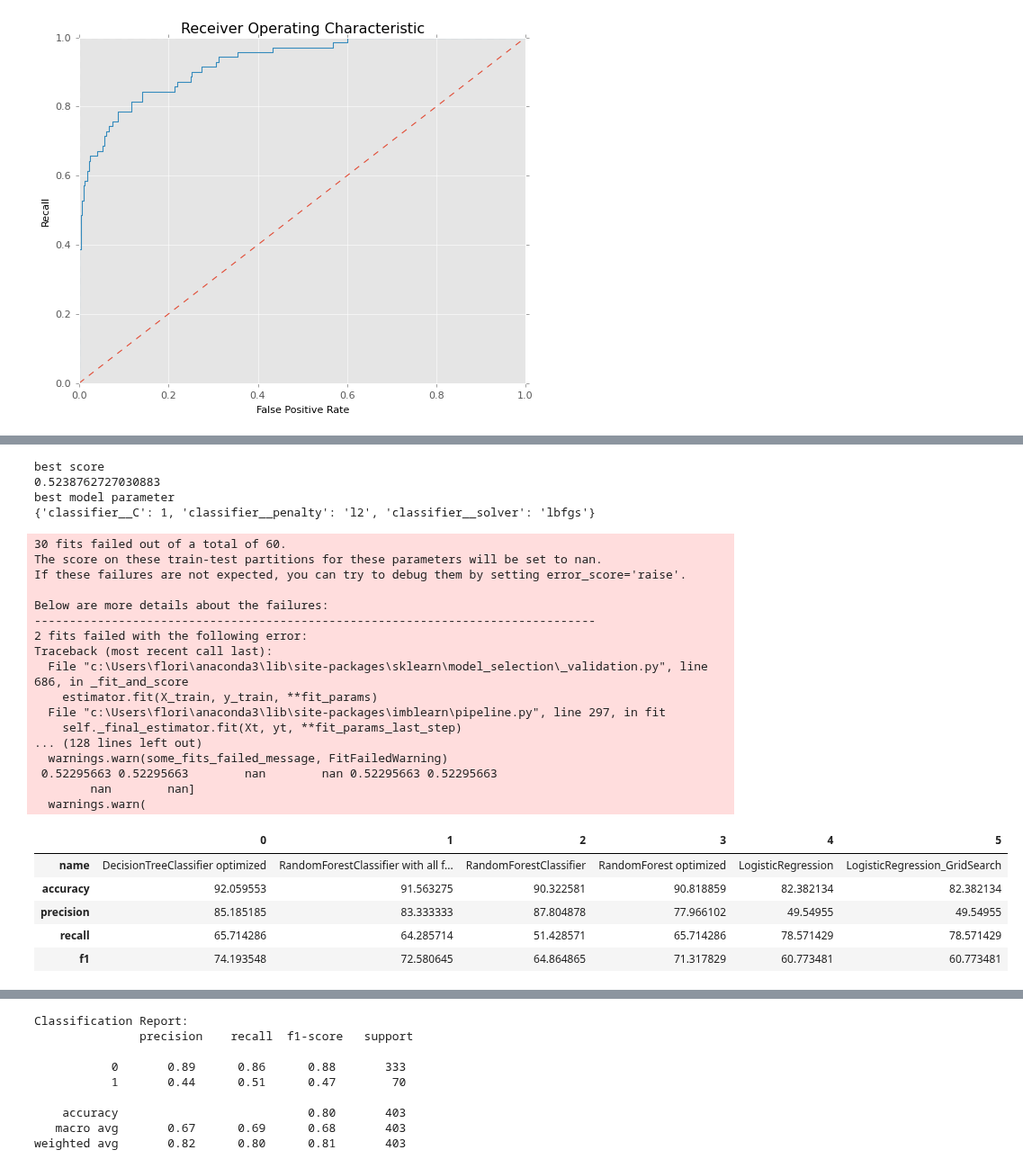
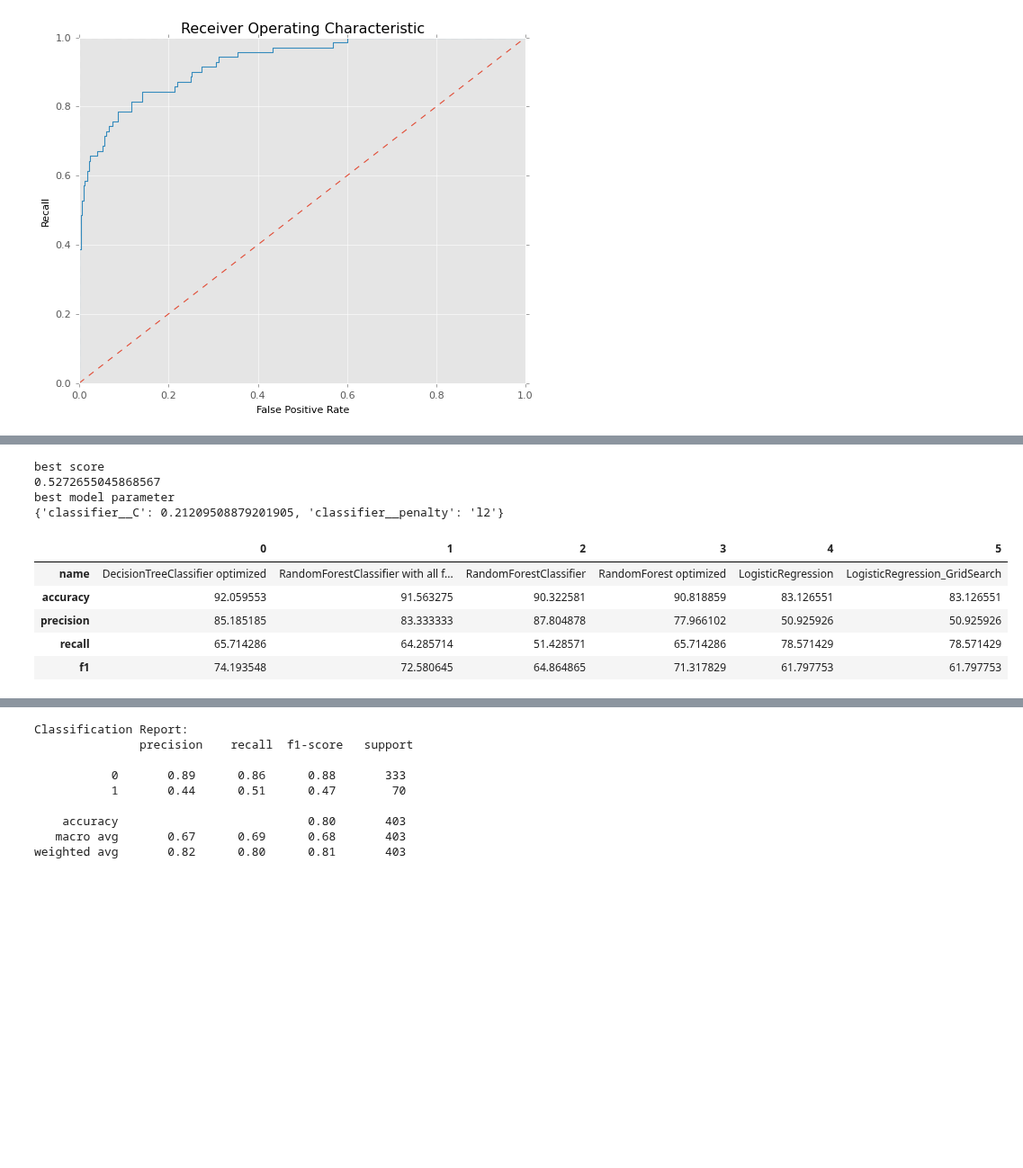
Before and after one commit to Kopy91/seer_breast_cancer, a Jupyter notebook: breast_cancer_ML.ipynb, the cells around one changed output, grey strips where cells are left out. Shown at 90% size. Cells and saved outputs as stored; diff of their text form; code cells hidden in the pictures; blank space fills up the shorter version.

Commit message:
worked on GridSearch for LogisticRegression

```diff
--- a/breast_cancer_ML.ipynb
+++ b/breast_cancer_ML.ipynb
@@ -610,15 +610,17 @@ ax.set_ylabel("Recall");
 [figure]
 # %%
 # Logistic Regression
+
+from sklearn.preprocessing import PolynomialFeatures
 
 # create Pipeline
 pipeline_log = Pipeline([('preprocessing', ColumnTransformer(transformers=[
                     ('encoder', OneHotEncoder(handle_unknown='ignore'), cat_cols),
                      ('ord_transformer', OrdinalEncoder(), ord_cols),
-                     ()
+                     ('poly', PolynomialFeatures(degree=2, include_bias=False), num_cols),
                      ], remainder='passthrough')),
                     ('scaler', StandardScaler()),
-                    ('classifier', LogisticRegression(class_weight='balanced', max_iter=1000, random_state=42))])
+                    ('classifier', LogisticRegression(solver="liblinear", class_weight='balanced', max_iter=1000, random_state=42))])
 
 # fit pipeline on cleaned training set
 pipeline_log.fit(features_train, target_train)
@@ -660,11 +757,10 @@ weighted avg       0.87      0.82      0.84       403
 
 # creat C_values
 import numpy as np
-C_values = [0.01, 0.1, 1, 10, 100]
+C_values = np.geomspace(0.001,1000,50) #[0.01, 0.1, 1, 10, 100]
 
 # creat parameter Grid
-grid_search_log = [{'classifier__penalty':["l2","None"],
-                    'classifier__solver': ['liblinear', 'lbfgs'],
+grid_search_log = [{'classifier__penalty':["l2","l1"],
                     'classifier__C': C_values
                     }]
 
@@ -679,56 +775,39 @@ grid_log = GridSearchCV(estimator=pipeline_log,
 grid_log.fit(features_train, target_train)
 
 # Print the training score of the best model
 print("best score")
 print(grid_log.best_score_)
 
 # Print the model parameters of the best model
 print("best model parameter")
 print(grid_log.best_params_)
 
 # Print the test score of the best model
 #predict
 target_test_pred_log_grid = grid_log.best_estimator_.predict(features_test)
 
 #save
 scores = {'name': "LogisticRegression_GridSearch",
           'accuracy': accuracy_score(target_test, target_test_pred_log_grid) * 100,
           'precision': precision_score(target_test, target_test_pred_log_grid) * 100,
           'recall': recall_score(target_test, target_test_pred_log_grid) * 100,
           'f1': f1_score(target_test, target_test_pred_log_grid) * 100,
          }
 model_results.append(scores)
 
 #show results
 pd.DataFrame(model_results).T
 # %% [output]
 best score
-0.5238762727030883
+0.5272655045868567
 best model parameter
-{'classifier__C': 1, 'classifier__penalty': 'l2', 'classifier__solver': 'lbfgs'}
+{'classifier__C': 0.21209508879201905, 'classifier__penalty': 'l2'}
-30 fits failed out of a total of 60.
-The score on these train-test partitions for these parameters will be set to nan.
-If these failures are not expected, you can try to debug them by setting error_score='raise'.
-
-Below are more details about the failures:
---------------------------------------------------------------------------------
-2 fits failed with the following error:
-Traceback (most recent call last):
-  File "c:\Users\flori\anaconda3\lib\site-packages\sklearn\model_selection\_validation.py", line 686, in _fit_and_score
-    estimator.fit(X_train, y_train, **fit_params)
-  File "c:\Users\flori\anaconda3\lib\site-packages\imblearn\pipeline.py", line 297, in fit
-    self._final_estimator.fit(Xt, yt, **fit_params_last_step)
-... (128 lines left out)
-  warnings.warn(some_fits_failed_message, FitFailedWarning)
- 0.52295663 0.52295663        nan        nan 0.52295663 0.52295663
-        nan        nan]
-  warnings.warn(
 |  | 0 | 1 | 2 | 3 | 4 | 5 |
 | name | DecisionTreeClassifier optimized | RandomForestClassifier with all f... | RandomForestClassifier | RandomForest optimized | LogisticRegression | LogisticRegression_GridSearch |
-| accuracy | 92.059553 | 91.563275 | 90.322581 | 90.818859 | 82.382134 | 82.382134 |
-| precision | 85.185185 | 83.333333 | 87.804878 | 77.966102 | 49.54955 | 49.54955 |
+| accuracy | 92.059553 | 91.563275 | 90.322581 | 90.818859 | 83.126551 | 83.126551 |
+| precision | 85.185185 | 83.333333 | 87.804878 | 77.966102 | 50.925926 | 50.925926 |
 | recall | 65.714286 | 64.285714 | 51.428571 | 65.714286 | 78.571429 | 78.571429 |
-| f1 | 74.193548 | 72.580645 | 64.864865 | 71.317829 | 60.773481 | 60.773481 |
+| f1 | 74.193548 | 72.580645 | 64.864865 | 71.317829 | 61.797753 | 61.797753 |
 # %%
 #Support Vector Machine with Gaussian kernel
 from sklearn.svm import SVC
```
Also changed, not shown: parts of 8 cells of this notebook.
